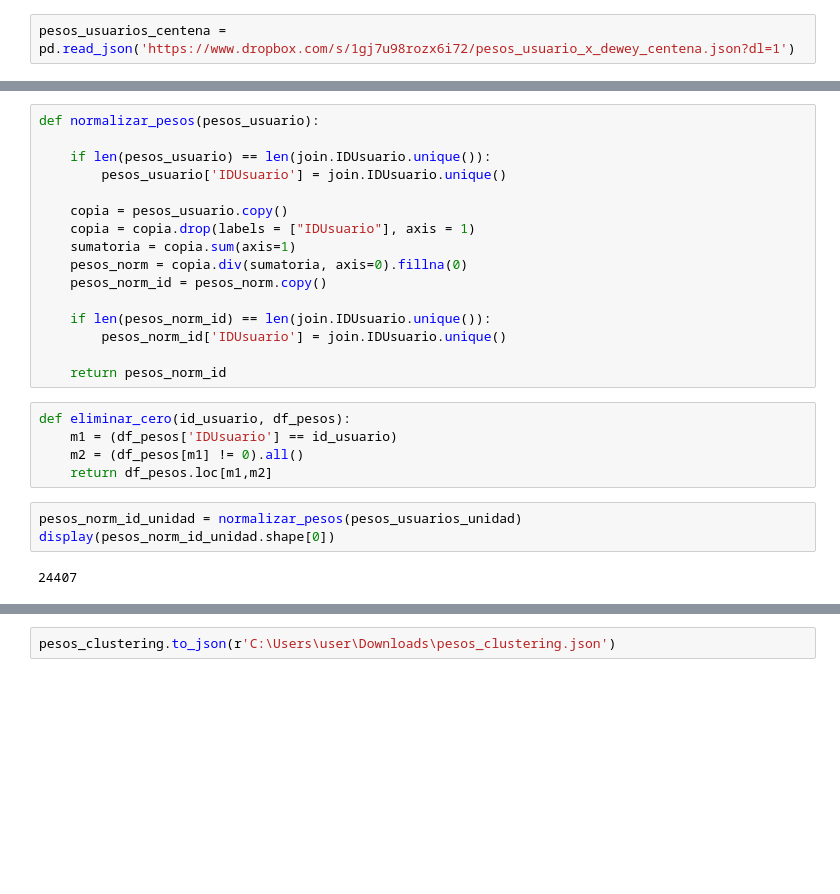
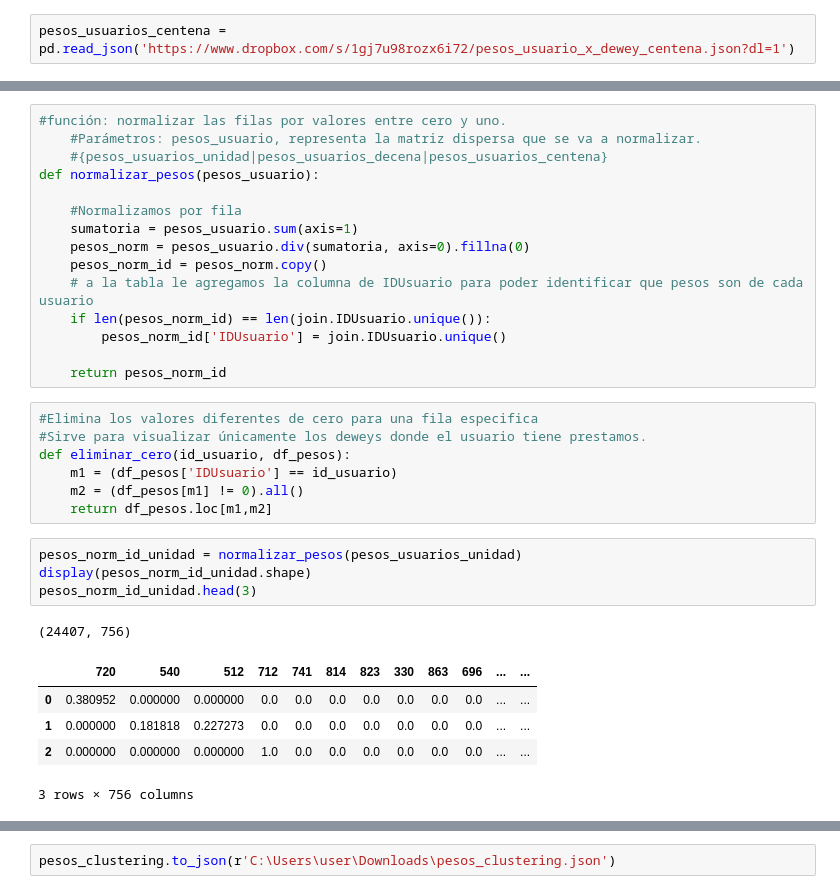
Before and after one commit to Johan-Ortegon-1/uaque, a Jupyter notebook: V2_Clustering_+_Recomendations/ClusteringYRecomendacionesDifusas.ipynb, the cells around one changed output, grey strips where cells are left out. Drawn from its saved outputs; the diff is of its cells as text; blank space fills up the shorter version.

```diff
--- a/V2_Clustering_+_Recomendations/ClusteringYRecomendacionesDifusas.ipynb
+++ b/V2_Clustering_+_Recomendations/ClusteringYRecomendacionesDifusas.ipynb
@@ -116,28 +115,35 @@ pesos_usuarios_unidad.head(3)
 # %%
+#función: normalizar las filas por valores entre cero y uno.
+    #Parámetros: pesos_usuario, representa la matriz dispersa que se va a normalizar.
+    #{pesos_usuarios_unidad|pesos_usuarios_decena|pesos_usuarios_centena}
 def normalizar_pesos(pesos_usuario):
 
-    if len(pesos_usuario) == len(join.IDUsuario.unique()):
-        pesos_usuario['IDUsuario'] = join.IDUsuario.unique()
-
-    copia = pesos_usuario.copy()
-    copia = copia.drop(labels = ["IDUsuario"], axis = 1)
-    sumatoria = copia.sum(axis=1)
-    pesos_norm = copia.div(sumatoria, axis=0).fillna(0)
+    #Normalizamos por fila
+    sumatoria = pesos_usuario.sum(axis=1)
+    pesos_norm = pesos_usuario.div(sumatoria, axis=0).fillna(0)
     pesos_norm_id = pesos_norm.copy()
-
+    # a la tabla le agregamos la columna de IDUsuario para poder identificar que pesos son de cada usuario
     if len(pesos_norm_id) == len(join.IDUsuario.unique()):
         pesos_norm_id['IDUsuario'] = join.IDUsuario.unique()
 
     return pesos_norm_id
 # %%
+#Elimina los valores diferentes de cero para una fila especifica
+#Sirve para visualizar únicamente los deweys donde el usuario tiene prestamos.
 def eliminar_cero(id_usuario, df_pesos):
     m1 = (df_pesos['IDUsuario'] == id_usuario)
     m2 = (df_pesos[m1] != 0).all()
     return df_pesos.loc[m1,m2]
 # %%
 pesos_norm_id_unidad = normalizar_pesos(pesos_usuarios_unidad)
-display(pesos_norm_id_unidad.shape[0])
+display(pesos_norm_id_unidad.shape)
+pesos_norm_id_unidad.head(3)
 # %% [output]
-24407
+(24407, 756)
+|  | 720 | 540 | 512 | 712 | 741 | 814 | 823 | 330 | 863 | 696 | ... | ... |
+| 0 | 0.380952 | 0.000000 | 0.000000 | 0.0 | 0.0 | 0.0 | 0.0 | 0.0 | 0.0 | 0.0 | ... | ... |
+| 1 | 0.000000 | 0.181818 | 0.227273 | 0.0 | 0.0 | 0.0 | 0.0 | 0.0 | 0.0 | 0.0 | ... | ... |
+| 2 | 0.000000 | 0.000000 | 0.000000 | 1.0 | 0.0 | 0.0 | 0.0 | 0.0 | 0.0 | 0.0 | ... | ... |
+3 rows × 756 columns
 # %%
 pesos_norm_id_decena = normalizar_pesos(pesos_usuarios_decena)
```
Also changed, not shown: parts of 29 cells of this notebook.
